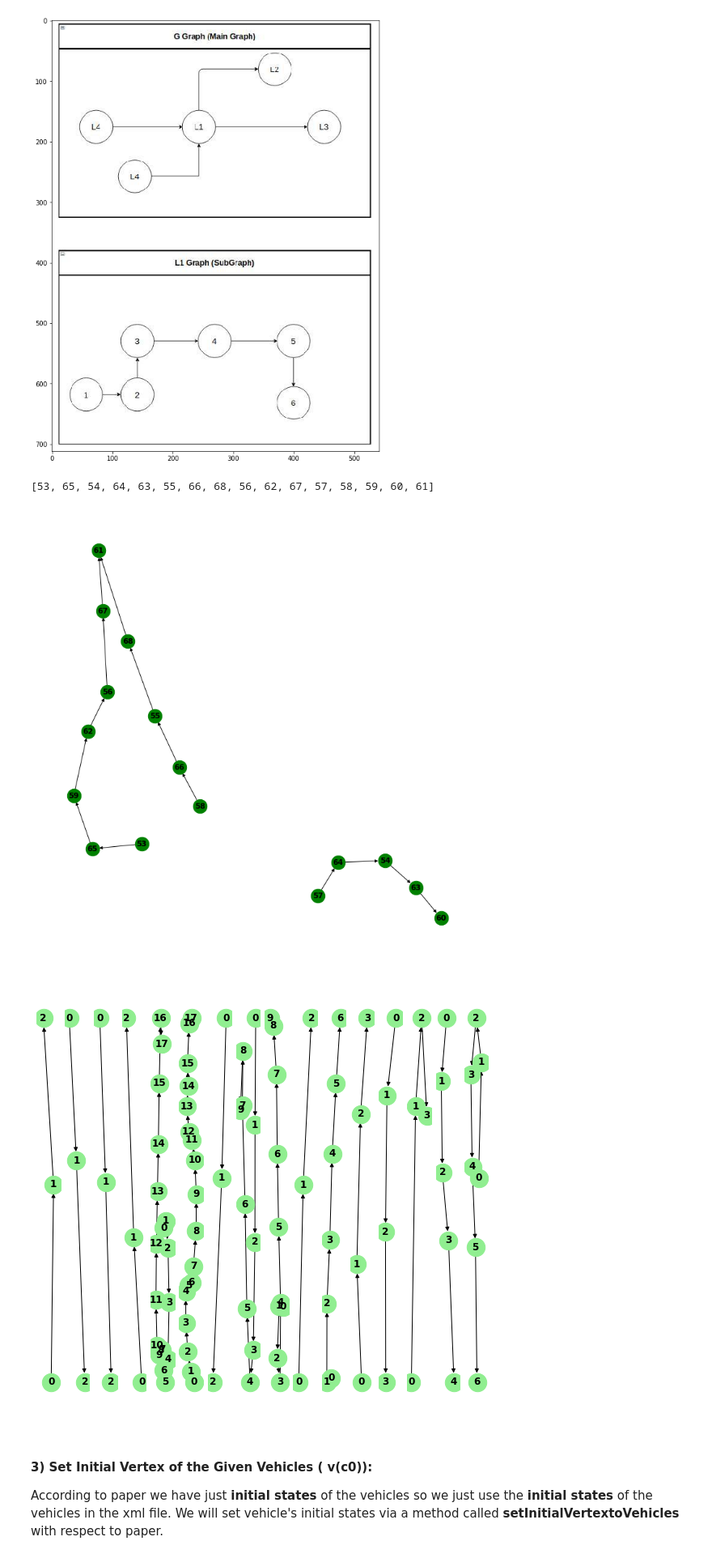
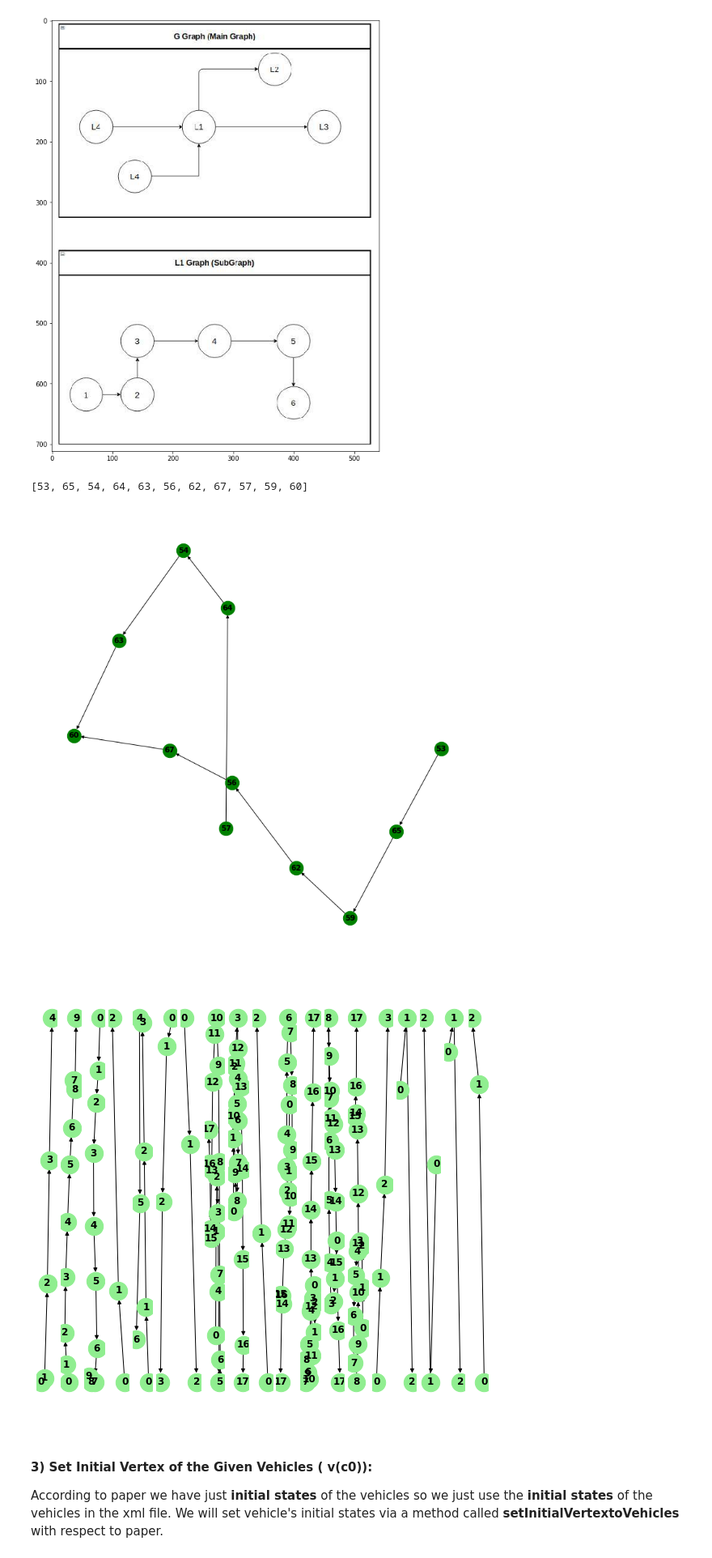
Before and after one commit to MelikeSila/group-formation-for-autonomous-vehicles, a Jupyter notebook: graph_based_distance_measure.ipynb, the cells around one changed output. Shown at 81% size. Drawn from its saved outputs; the diff is of its cells as text; code cells hidden in the pictures.

```diff
--- a/graph_based_distance_measure.ipynb
+++ b/graph_based_distance_measure.ipynb
@@ -79,27 +83,25 @@ plt.show()
 # %% [output]
 [figure]
 # %%
+from GraphBasedDistanceMeasure import v
 print(G.nodes)
 plt.rcParams['figure.figsize'] = (10.0, 10.0) # set default size of plots
 plt.rcParams['image.interpolation'] = 'nearest'
 plt.rcParams['image.cmap'] = 'gray'
 nx.draw(G,with_labels=True, font_weight='bold', **options2)
 plt.show()
 i = 1
-for lanelet in lanelets:
+for o in scenario.obstacles:
     #print(lanelet)
-    plt.subplot(1, len(lanelets), i)
-    nx.draw(G.nodes[lanelet.lanelet_id]['graph'], with_labels=True, font_weight='bold', **options1) #for reaching the graph of lanelet with id i
-    #print(lanelet.adj_left_same_direction, ": ", lanelet.adj_left)
-    #print(lanelet.adj_right_same_direction, ": ", lanelet.adj_right)
-    """if 53 in G.nodes[lanelet.lanelet_id]['adj_lanelet']: #adjacent lanelet control # contain()
-        print(True)"""
+    plt.subplot(1, len(scenario.obstacles), i)
+    lanelet_of_obstacle, node = v(o,G)
+    nx.draw(G.nodes[lanelet_of_obstacle]['graph'], with_labels=True, font_weight='bold', **options1) #for reaching the graph of lanelet with id i
     i = i+1
 plt.show()
 # %% [output]
-[53, 65, 54, 64, 63, 55, 66, 68, 56, 62, 67, 57, 58, 59, 60, 61]
+[53, 65, 54, 64, 63, 56, 62, 67, 57, 59, 60]
-[figure, old version]
+[figure, new version]
-[figure, old version]
+[figure, new version]
 # %% [markdown]
 #### 3) Set Initial Vertex of the Given Vehicles ( v(c0)):
 
```
Also changed, not shown: parts of 6 cells of this notebook, 1 other file.
